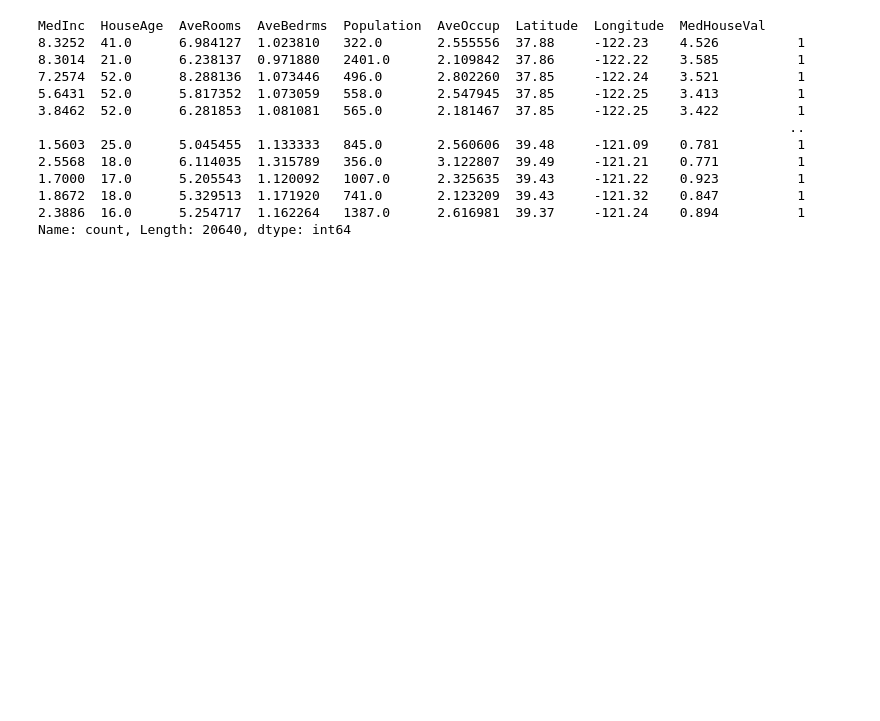
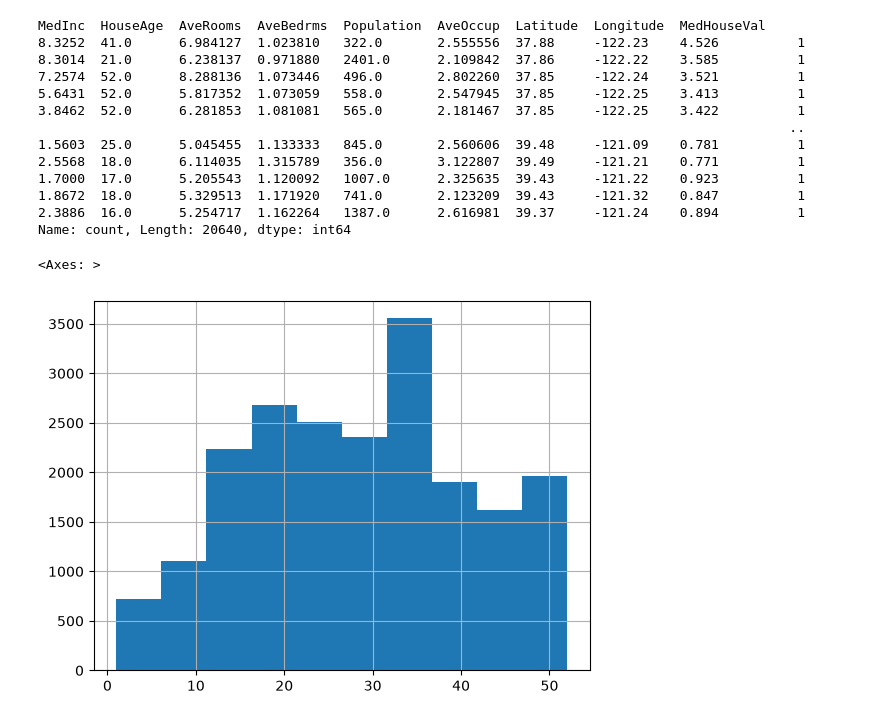
Before and after one commit to RishxGit/Python-DataScience-Fundamentals, a Jupyter notebook: pandas.ipynb, the cells around one changed output. Saved outputs shown, nothing was run; the diff lists cells and outputs as text; code cells hidden in the pictures; blank space fills up the shorter version.

Commit message:
plots

```diff
--- a/pandas.ipynb
+++ b/pandas.ipynb
@@ -200,3 +200,8 @@ MedInc  HouseAge  AveRooms  AveBedrms  Population  AveOccup  Latitude  Longitude
 1.8672  18.0      5.329513  1.171920   741.0       2.123209  39.43     -121.32    0.847          1
 2.3886  16.0      5.254717  1.162264   1387.0      2.616981  39.37     -121.24    0.894          1
 Name: count, Length: 20640, dtype: int64
+# %%
+df['HouseAge'].hist()
+# %% [output]
+<Axes: >
+[figure, added]
```
Also changed, not shown: parts of 1 cell of this notebook.
